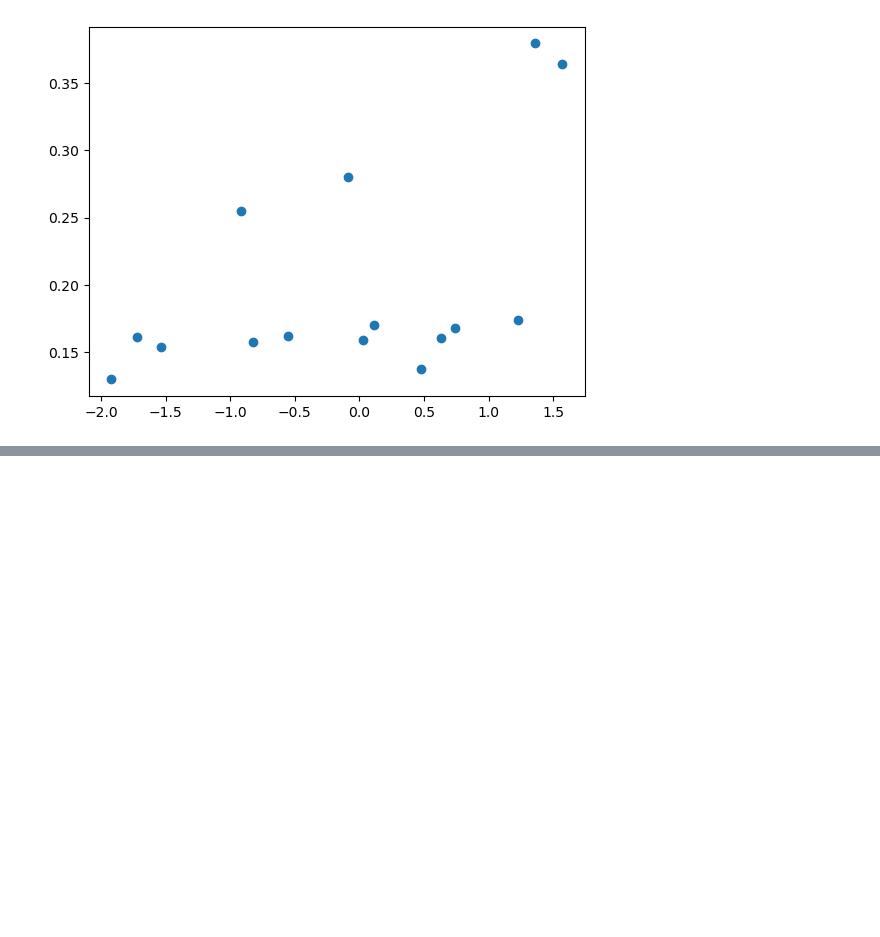
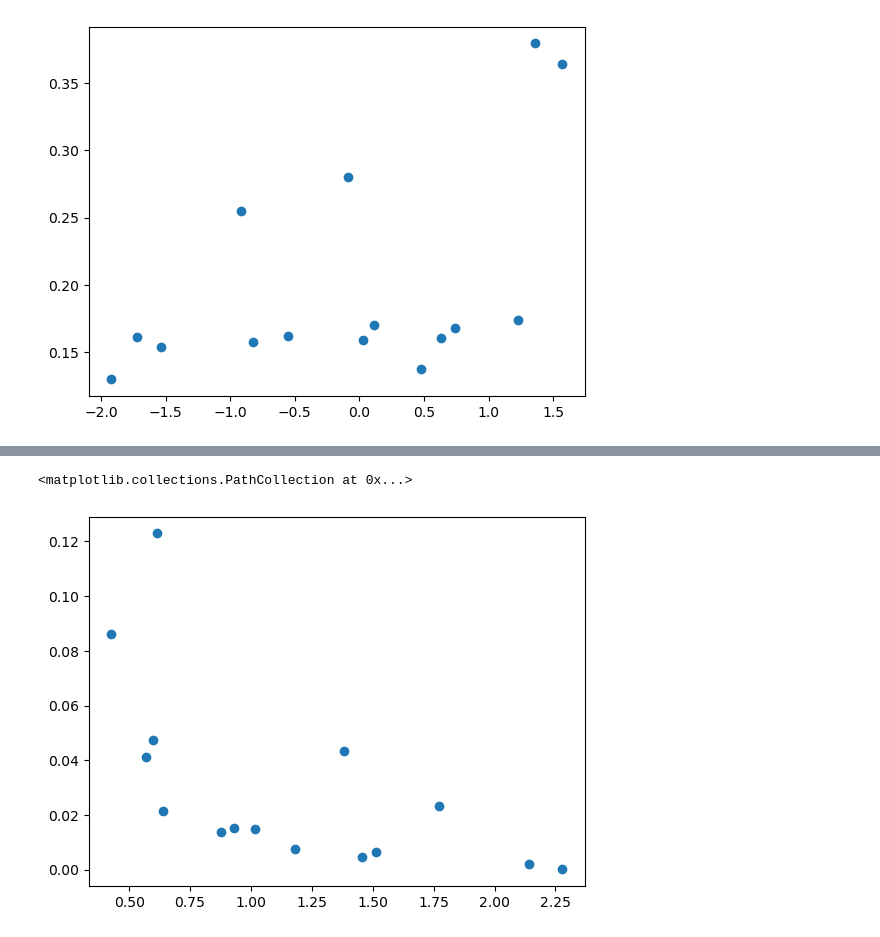
Before and after one commit to mzyudhistira/BSk24-Emu, a Jupyter notebook: analysis.ipynb, the cells around one changed output, grey strips where cells are left out. Saved outputs shown, nothing was run; the diff lists cells and outputs as text; code cells hidden in the pictures; blank space fills up the shorter version.

```diff
--- a/analysis.ipynb
+++ b/analysis.ipynb
@@ -255,0 +243,5 @@ KeyError: "None of [Index(['target_rms_dev', 'target_mae', 'target_std'], dtype=
+# %%
+rres = res_df[["rms_dev", "drms", "r_std"]]
+ttar = res_df[["target_rms", "target_mae", "target_std"]]
+
+pd.concat([rres, ttar], axis=1).corr().round(3)
@@ -255,0 +256,5 @@ KeyError: "None of [Index(['target_rms_dev', 'target_mae', 'target_std'], dtype=
+# %%
+plt.scatter(ttar["target_std"], np.abs(rres["r_std"] - 1))
+# %% [output]
+<matplotlib.collections.PathCollection at 0x...>
+[figure, added]
```
Also changed, not shown: parts of 6 cells of this notebook, 2 other files.
